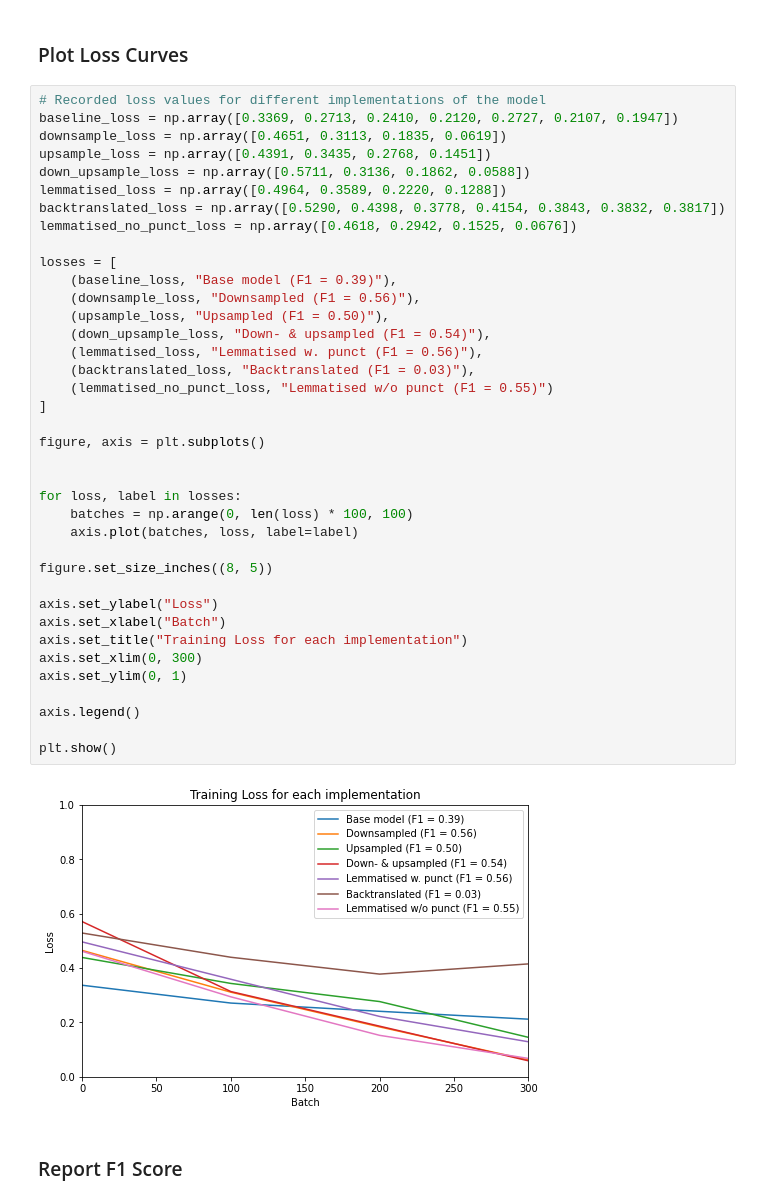
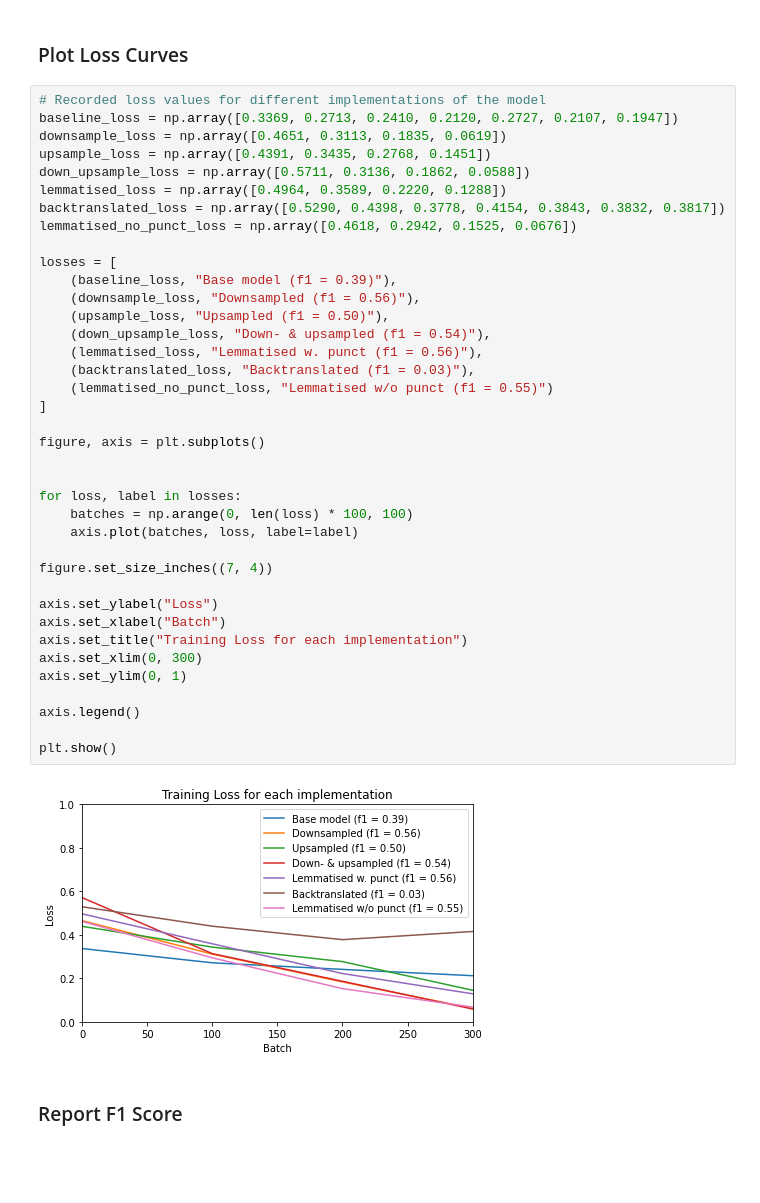
Before and after one commit to Loumstar/Improving-RoBERTa, a Jupyter notebook: main_model.ipynb, the cells around one changed output. Saved outputs shown, nothing was run; the diff lists cells and outputs as text; blank space fills up the shorter version.

```diff
--- a/main_model.ipynb
+++ b/main_model.ipynb
@@ -1091,42 +1107,42 @@ If your task is similar to the task the model of the checkpoint was trained on,
 # Recorded loss values for different implementations of the model
 baseline_loss = np.array([0.3369, 0.2713, 0.2410, 0.2120, 0.2727, 0.2107, 0.1947])
 downsample_loss = np.array([0.4651, 0.3113, 0.1835, 0.0619])
 upsample_loss = np.array([0.4391, 0.3435, 0.2768, 0.1451])
 down_upsample_loss = np.array([0.5711, 0.3136, 0.1862, 0.0588])
 lemmatised_loss = np.array([0.4964, 0.3589, 0.2220, 0.1288])
 backtranslated_loss = np.array([0.5290, 0.4398, 0.3778, 0.4154, 0.3843, 0.3832, 0.3817])
 lemmatised_no_punct_loss = np.array([0.4618, 0.2942, 0.1525, 0.0676])
 
 losses = [
-    (baseline_loss, "Base model (F1 = 0.39)"),
-    (downsample_loss, "Downsampled (F1 = 0.56)"),
-    (upsample_loss, "Upsampled (F1 = 0.50)"),
-    (down_upsample_loss, "Down- & upsampled (F1 = 0.54)"),
-    (lemmatised_loss, "Lemmatised w. punct (F1 = 0.56)"),
-    (backtranslated_loss, "Backtranslated (F1 = 0.03)"),
-    (lemmatised_no_punct_loss, "Lemmatised w/o punct (F1 = 0.55)")
+    (baseline_loss, "Base model (f1 = 0.39)"),
+    (downsample_loss, "Downsampled (f1 = 0.56)"),
+    (upsample_loss, "Upsampled (f1 = 0.50)"),
+    (down_upsample_loss, "Down- & upsampled (f1 = 0.54)"),
+    (lemmatised_loss, "Lemmatised w. punct (f1 = 0.56)"),
+    (backtranslated_loss, "Backtranslated (f1 = 0.03)"),
+    (lemmatised_no_punct_loss, "Lemmatised w/o punct (f1 = 0.55)")
 ]
 
 figure, axis = plt.subplots()
 
 
 for loss, label in losses:
     batches = np.arange(0, len(loss) * 100, 100)
     axis.plot(batches, loss, label=label)
 
-figure.set_size_inches((8, 5))
+figure.set_size_inches((7, 4))
 
 axis.set_ylabel("Loss")
 axis.set_xlabel("Batch")
 axis.set_title("Training Loss for each implementation")
 axis.set_xlim(0, 300)
 axis.set_ylim(0, 1)
 
 axis.legend()
 
 plt.show()
 # %% [output]
-[figure, old version]
+[figure, new version]
 # %% [markdown]
 ### Report F1 Score
 # %%
```
Also changed, not shown: parts of 27 cells of this notebook.
